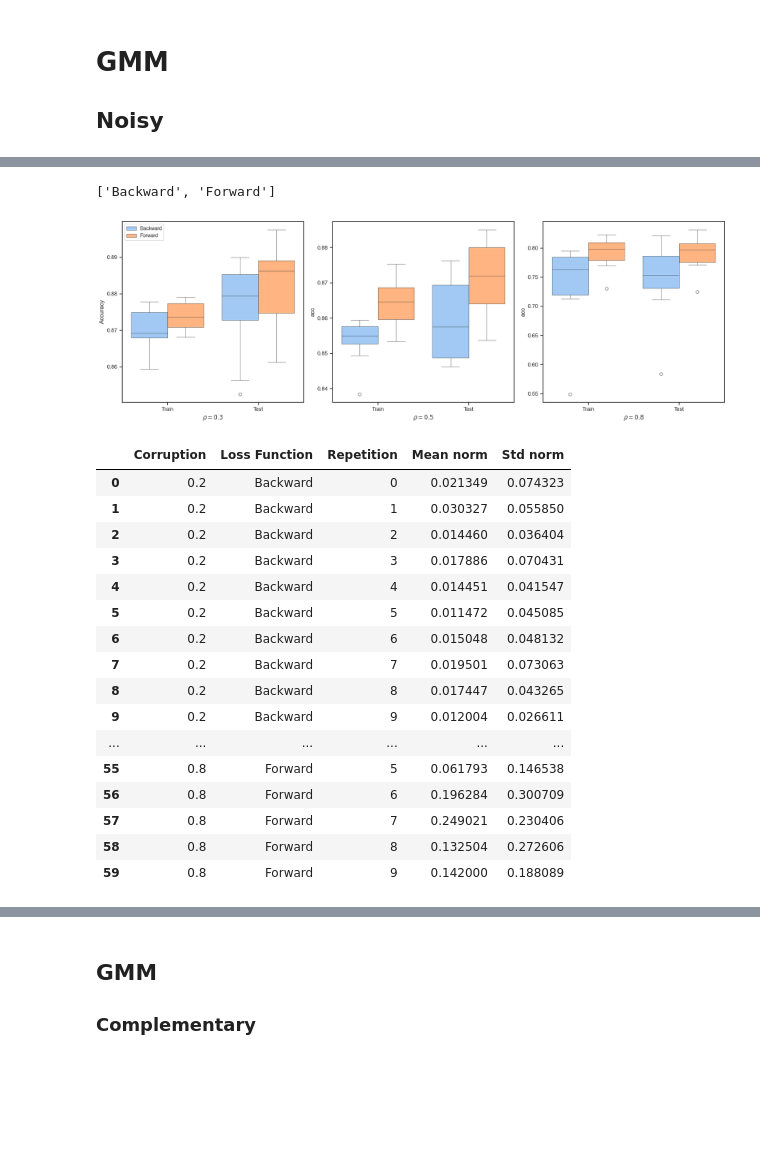
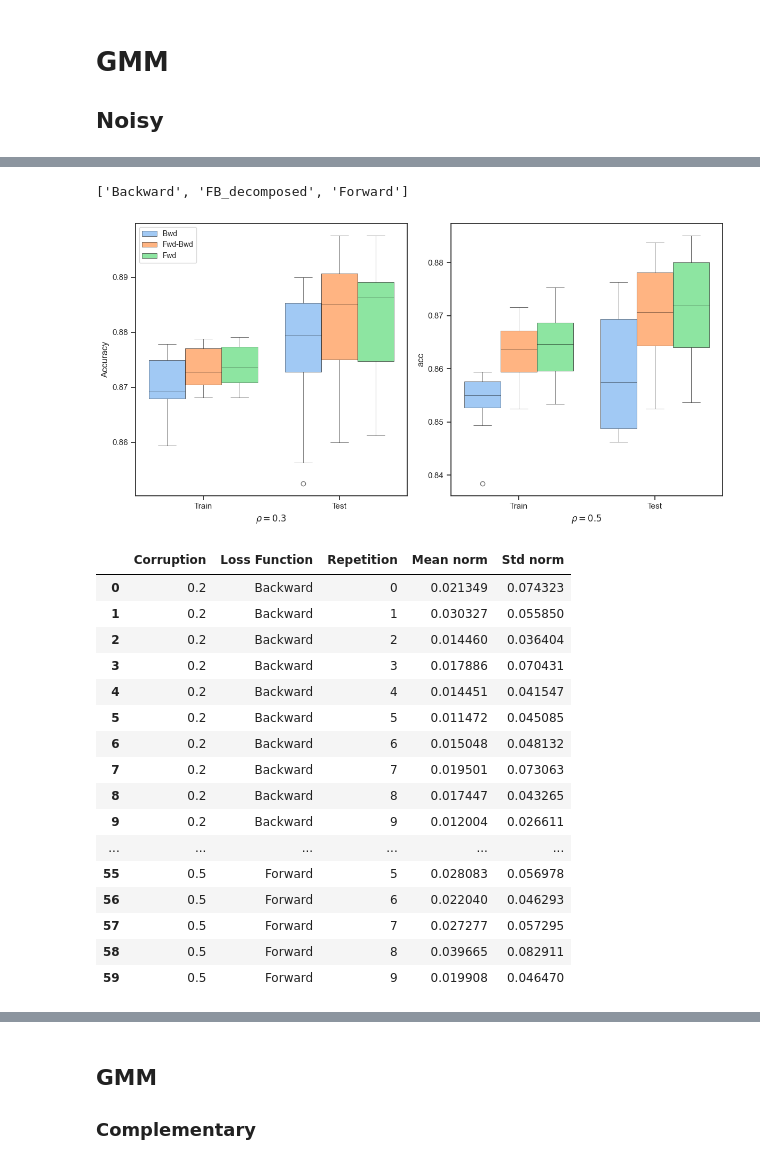
Before and after one commit to DaniBacaicoa/ForwardBackard_losses, a Jupyter notebook: New_Results_viasualization.ipynb, the cells around one changed output, grey strips where cells are left out. Drawn from its saved outputs; the diff is of its cells as text; code cells hidden in the pictures; blank space fills up the shorter version.

```diff
--- a/New_Results_viasualization.ipynb
+++ b/New_Results_viasualization.ipynb
@@ -523,18 +529,19 @@ See the caveats in the documentation: https://pandas.pydata.org/pandas-docs/stab
 # %%
-selected_loss_fns = ['Backward', 'Forward']
+selected_loss_fns = ['Backward','FB_decomposed', 'Forward']
 last_epoch_df = df_concatenado[df_concatenado['epoch'] == 50]
 last_epoch_df = last_epoch_df[last_epoch_df['loss_fn'].isin(selected_loss_fns)]
 
 df_corr1 = last_epoch_df[last_epoch_df['corr_p']==0.2]
 df_corr2 = last_epoch_df[last_epoch_df['corr_p']==0.5]
-df_corr3 = last_epoch_df[last_epoch_df['corr_p']==0.8]
+#df_corr3 = last_epoch_df[last_epoch_df['corr_p']==0.8]
 
 sns.set_theme(style="ticks", palette="pastel")
-fig, axes = plt.subplots(1, 3, figsize=(18, 6), sharey=False)
+#fig, axes = plt.subplots(1, 3, figsize=(18, 6), sharey=False)
+fig, axes = plt.subplots(1, 2, figsize=(12, 6), sharey=False)
 
 
-hue_order = ['Backward', 'Forward']#'Backward_conv', 'Backward_opt', 'Backward_opt_conv', 'Forward', 'Forward_opt']
-new_labels = ['Backward', 'Forward']#'Convex Backward ', r'Backward (${\bf B}^\ast$)', r'Convex Backward (${\bf B}^\ast$)', , r'ForwardBackward (${\bf F=I},{\bf B=B^\ast}$)']
+hue_order = ['Backward', 'FB_decomposed' ,'Forward']#'Backward_conv', 'Backward_opt', 'Backward_opt_conv', 'Forward', 'Forward_opt']
+new_labels = ['Bwd','Fwd-Bwd', 'Fwd']#'Convex Backward ', r'Backward (${\bf B}^\ast$)', r'Convex Backward (${\bf B}^\ast$)', , r'ForwardBackward (${\bf F=I},{\bf B=B^\ast}$)']
 
 
 sns.boxplot(data=df_corr1, x='train', y='acc', hue='loss_fn', hue_order= hue_order, ax=axes[0], saturation=1,
@@ -544,45 +551,45 @@ sns.boxplot(data=df_corr1, x='train', y='acc', hue='loss_fn', hue_order= hue_ord
             medianprops=dict(color='black', linewidth=0.4))
 axes[0].set_xlabel(r'$\rho=0.3$')
 axes[0].set_ylabel('Accuracy')
 
 handles, labels = axes[0].get_legend_handles_labels()
 axes[0].legend(handles, new_labels,prop={'size': 10})
 print(labels)
 
 
 sns.boxplot(data=df_corr2, x='train', y='acc', hue='loss_fn', hue_order= hue_order, ax=axes[1], saturation=1,
             boxprops=dict(edgecolor='black', linewidth=0.4),
             whiskerprops=dict(color='black', linewidth=0.4),
             capprops=dict(color='black', linewidth=0.4),
             medianprops=dict(color='black', linewidth=0.4))
 axes[1].set_xlabel(r'$\rho=0.5$')
 #axes[1].set_ylabel('Accuracy')
 axes[1].legend().remove()
-
+'''
 sns.boxplot(data=df_corr3, x='train', y='acc', hue='loss_fn', hue_order= hue_order, ax=axes[2], saturation=1,
             boxprops=dict(edgecolor='black', linewidth=0.4),
             whiskerprops=dict(color='black', linewidth=0.4),
             capprops=dict(color='black', linewidth=0.4),
             medianprops=dict(color='black', linewidth=0.4))
 axes[2].set_xlabel(r'$\rho=0.8$')
 #axes[2].set_ylabel('Accuracy')
 axes[2].legend().remove()
-
+'''
 # Adjust layout
 plt.tight_layout()
 plt.show()
 #plt.savefig('Fig6.eps', format='eps',dpi=1000)
 # %% [output]
-['Backward', 'Forward']
+['Backward', 'FB_decomposed', 'Forward']
-[figure, old version]
+[figure, new version]
 # %%
 device = torch.device("cuda" if torch.cuda.is_available() else "cpu")
 
 folder = "Results/gmm_unif_noise"
-corr = [0.2,0.5,0.8]
+corr = [0.2,0.5]
 soft = torch.nn.Softmax(dim=1)
 
-losses = ['Backward', 'Forward',]
+losses = ['Backward','FB_decomposed','Forward']
 results = []
 for cor in corr:
     for los in losses:
@@ -593,7 +600,7 @@ for cor in corr:
                 f.close()
             model = model['overall_models']
 
-            data_folder = f"Datasets/weak_datasets/gmm_pll_p{cor}"
+            data_folder = f"Datasets/weak_datasets/gmm_unif_noise_p{cor}"
             data_file = data_folder +  f"/Dataset_{rep}.pkl"
             f = open(data_file,"rb")
             Data,Weak = pickle.load(f)
@@ -631,9 +638,9 @@ df_results
 | 8 | 0.2 | Backward | 8 | 0.017447 | 0.043265 |
 | 9 | 0.2 | Backward | 9 | 0.012004 | 0.026611 |
 | ... | ... | ... | ... | ... | ... |
-| 55 | 0.8 | Forward | 5 | 0.061793 | 0.146538 |
-| 56 | 0.8 | Forward | 6 | 0.196284 | 0.300709 |
-| 57 | 0.8 | Forward | 7 | 0.249021 | 0.230406 |
-| 58 | 0.8 | Forward | 8 | 0.132504 | 0.272606 |
-| 59 | 0.8 | Forward | 9 | 0.142000 | 0.188089 |
+| 55 | 0.5 | Forward | 5 | 0.028083 | 0.056978 |
+| 56 | 0.5 | Forward | 6 | 0.022040 | 0.046293 |
+| 57 | 0.5 | Forward | 7 | 0.027277 | 0.057295 |
+| 58 | 0.5 | Forward | 8 | 0.039665 | 0.082911 |
+| 59 | 0.5 | Forward | 9 | 0.019908 | 0.046470 |
 # %%
```
Also changed, not shown: parts of 12 cells of this notebook, 4 other files.
